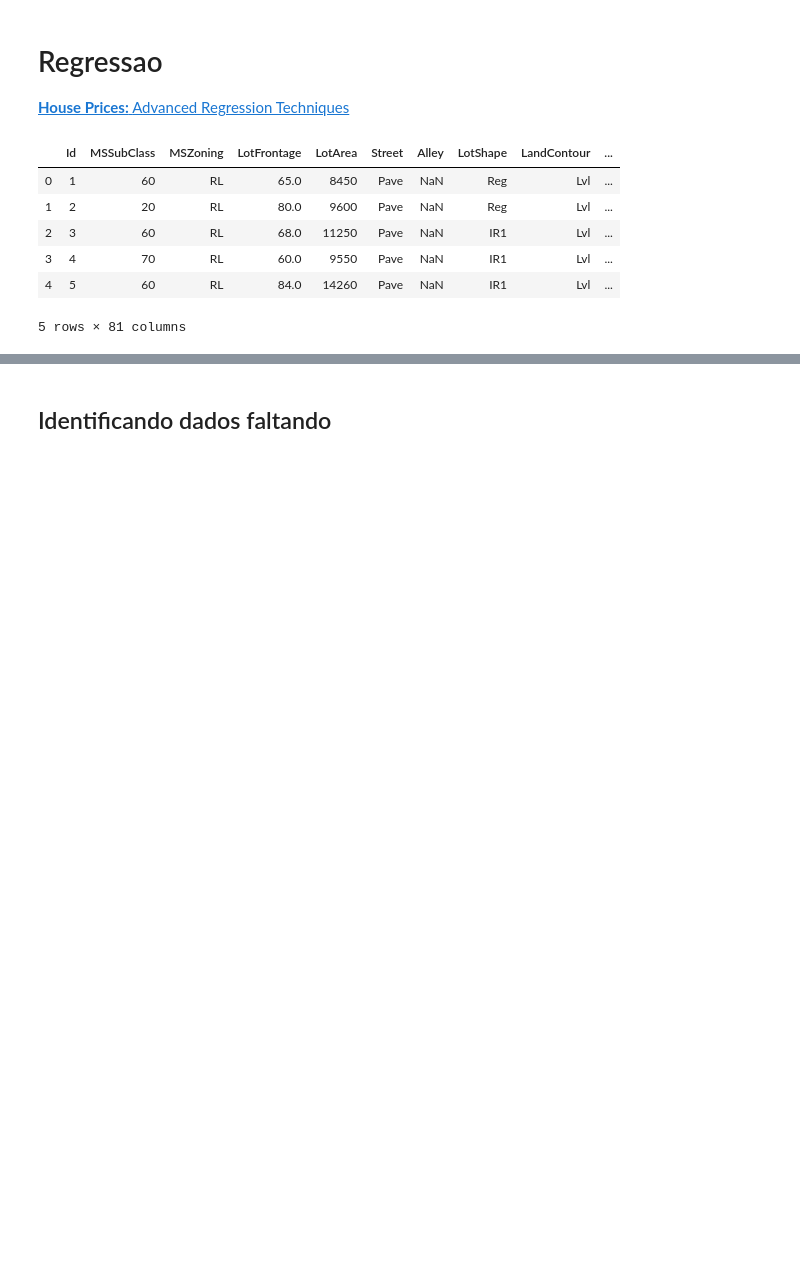
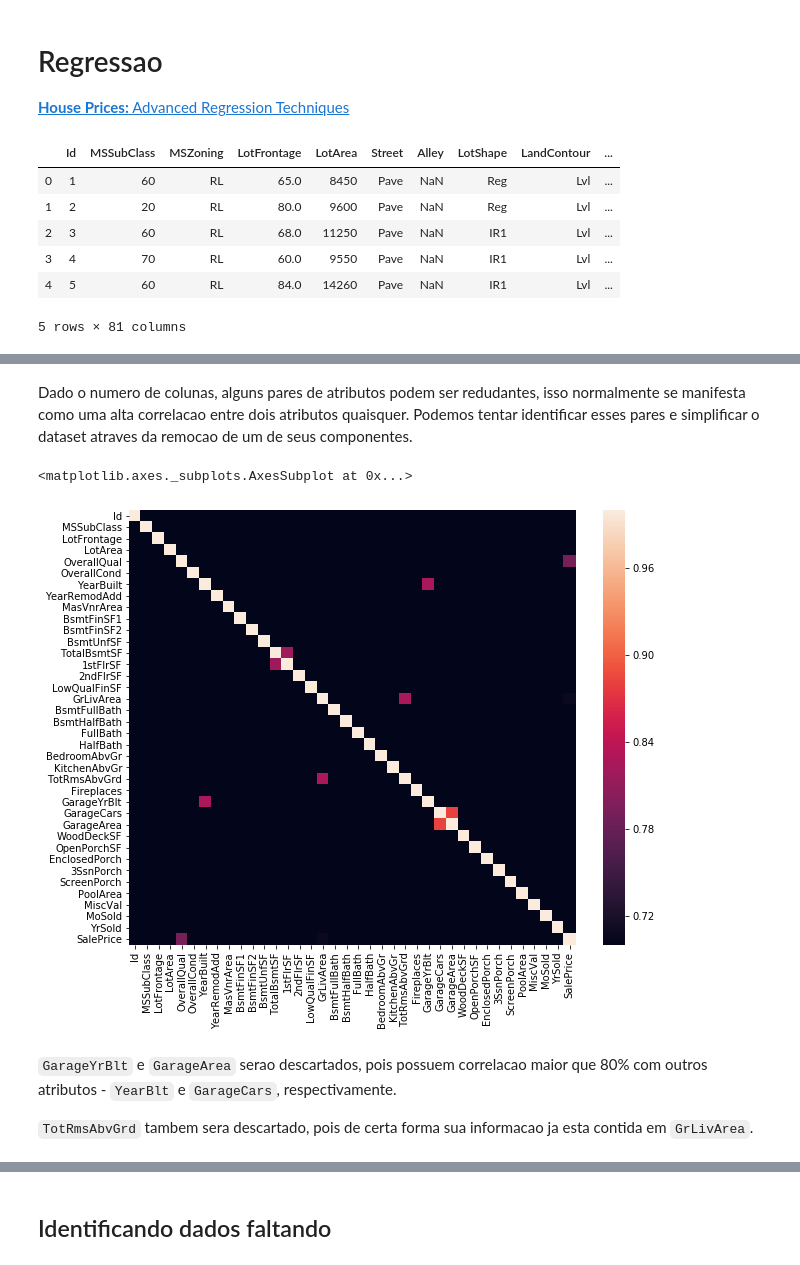
Before and after one commit to V-in/kaggle, a Jupyter notebook: house_prices/notebook.ipynb, the cells around one changed output, grey strips where cells are left out. Saved outputs shown, nothing was run; the diff lists cells and outputs as text; code cells hidden in the pictures; blank space fills up the shorter version.

```diff
--- a/house_prices/notebook.ipynb
+++ b/house_prices/notebook.ipynb
@@ -34,0 +44,12 @@ df.head()
+# %% [markdown]
+Dado o numero de colunas, alguns pares de atributos podem ser redudantes, isso normalmente se manifesta como uma alta correlacao entre dois atributos quaisquer. Podemos tentar identificar esses pares e simplificar o dataset atraves da remocao de um de seus componentes.
+# %%
+plt.figure(figsize=[10,8])
+sns.heatmap(df.corr(), vmin=0.7)
+# %% [output]
+<matplotlib.axes._subplots.AxesSubplot at 0x...>
+[figure, added]
+# %% [markdown]
+`GarageYrBlt` e `GarageArea` serao descartados, pois possuem correlacao maior que 80% com outros atributos - `YearBlt` e `GarageCars`, respectivamente.
+
+`TotRmsAbvGrd` tambem sera descartado, pois de certa forma sua informacao ja esta contida em `GrLivArea`.
```
Also changed, not shown: parts of 92 cells of this notebook.
